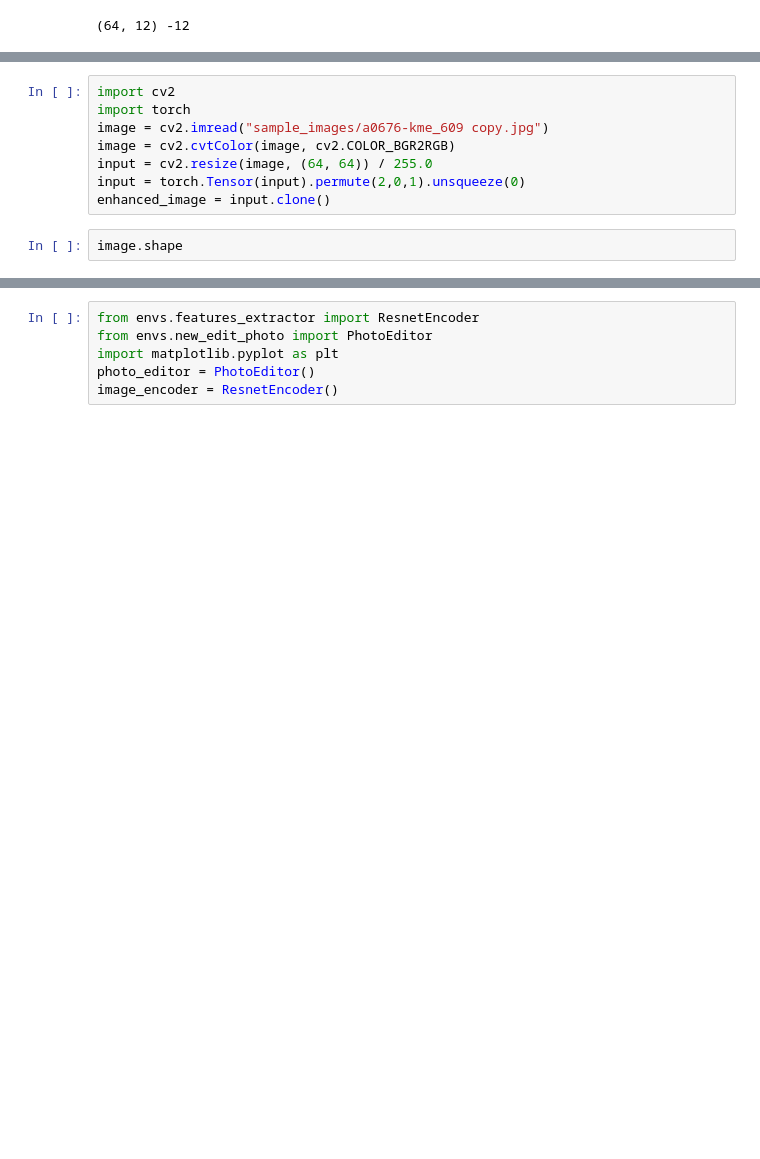
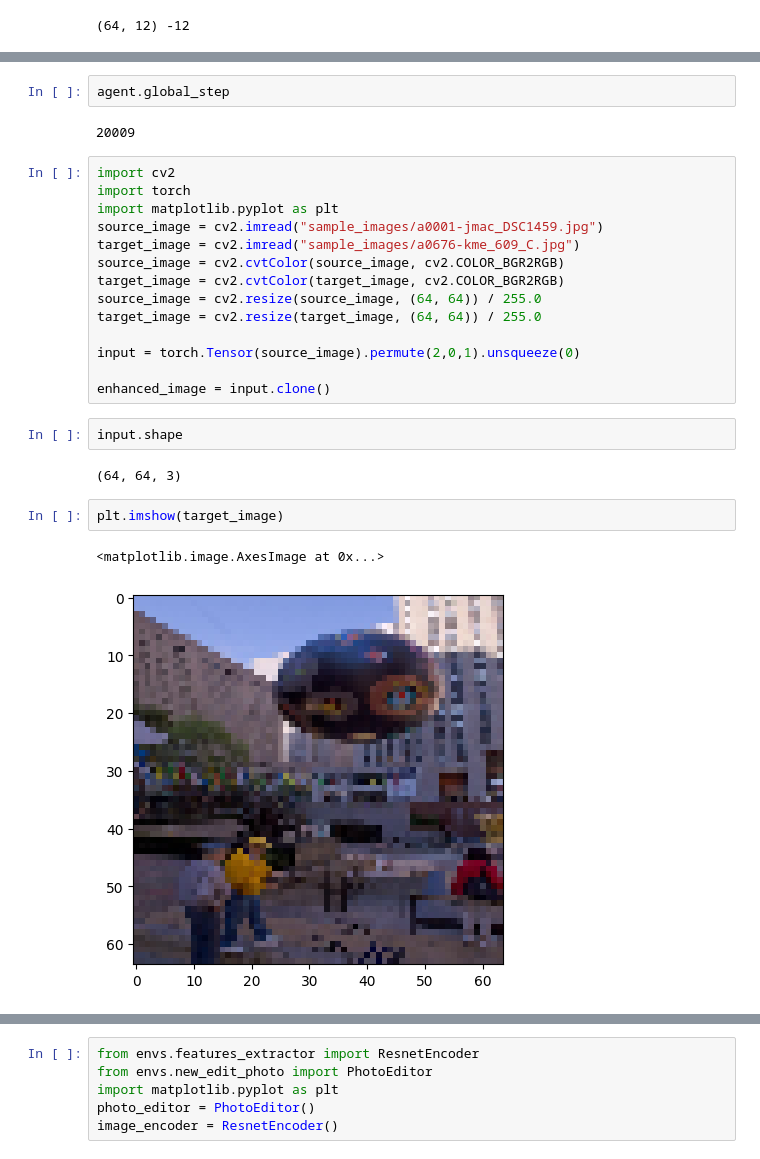
Before and after one commit to zakaria-narjis/ai-photo-enhancer, a Jupyter notebook: test_sac.ipynb, the cells around one changed output, grey strips where cells are left out. Saved outputs shown, nothing was run; the diff lists cells and outputs as text; blank space fills up the shorter version.

```diff
--- a/test_sac.ipynb
+++ b/test_sac.ipynb
@@ -91,11 +91,28 @@ torch.Size([64, 1024]) torch.Size([64])
 KeyboardInterrupt:
+# %%
+agent.global_step
+# %% [output]
+20009
 # %%
 import cv2
 import torch
-image = cv2.imread("sample_images/a0676-kme_609 copy.jpg")
-image = cv2.cvtColor(image, cv2.COLOR_BGR2RGB)
-input = cv2.resize(image, (64, 64)) / 255.0
-input = torch.Tensor(input).permute(2,0,1).unsqueeze(0)
+import matplotlib.pyplot as plt
+source_image = cv2.imread("sample_images/a0001-jmac_DSC1459.jpg")
+target_image = cv2.imread("sample_images/a0676-kme_609_C.jpg")
+source_image = cv2.cvtColor(source_image, cv2.COLOR_BGR2RGB)
+target_image = cv2.cvtColor(target_image, cv2.COLOR_BGR2RGB)
+source_image = cv2.resize(source_image, (64, 64)) / 255.0
+target_image = cv2.resize(target_image, (64, 64)) / 255.0
+
+input = torch.Tensor(source_image).permute(2,0,1).unsqueeze(0)
+
 enhanced_image = input.clone()
 # %%
-image.shape
+input.shape
+# %% [output]
+(64, 64, 3)
+# %%
+plt.imshow(target_image)
+# %% [output]
+<matplotlib.image.AxesImage at 0x...>
+[figure, added]
```
Also changed, not shown: parts of 14 cells of this notebook, 4 other files.
